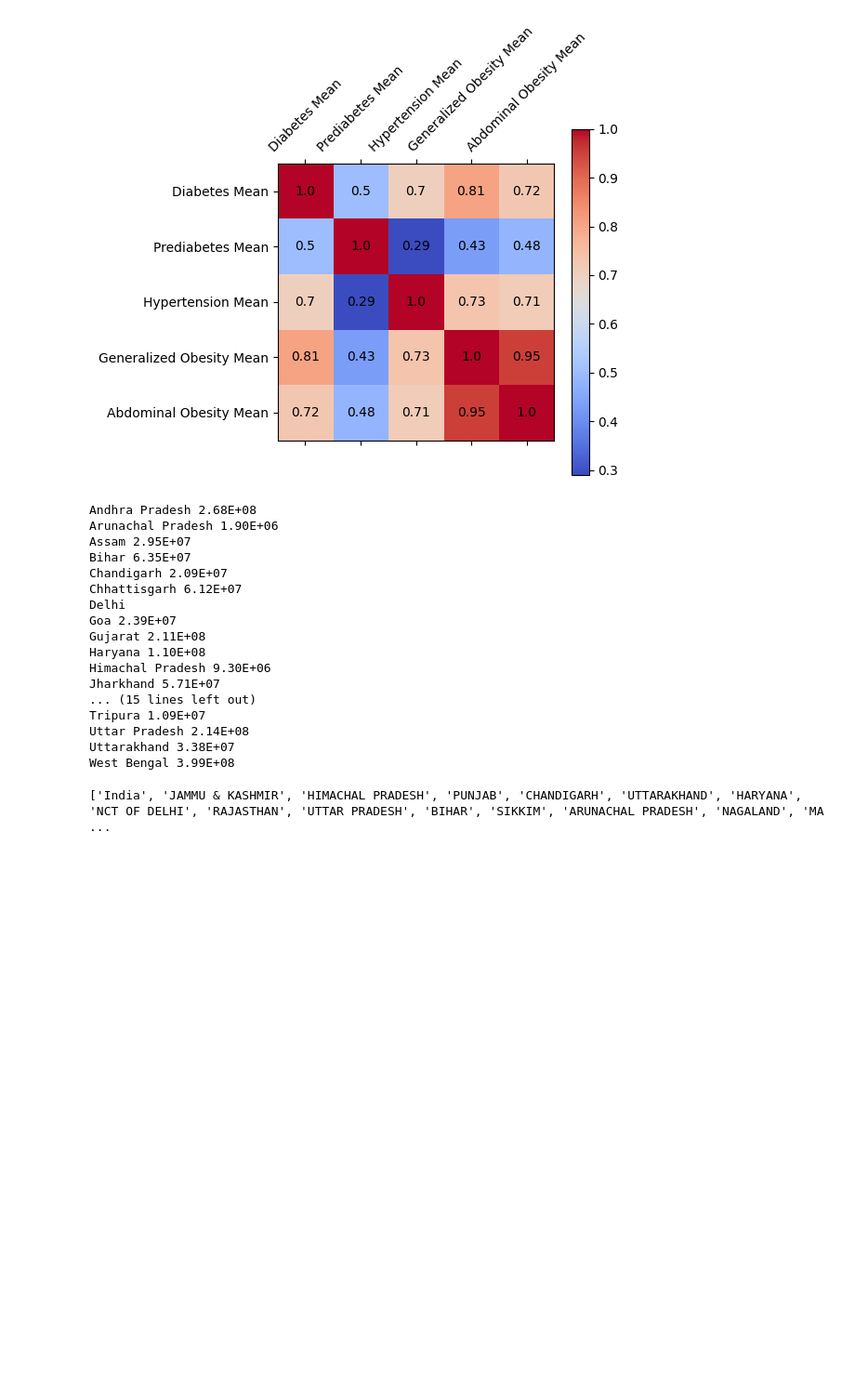
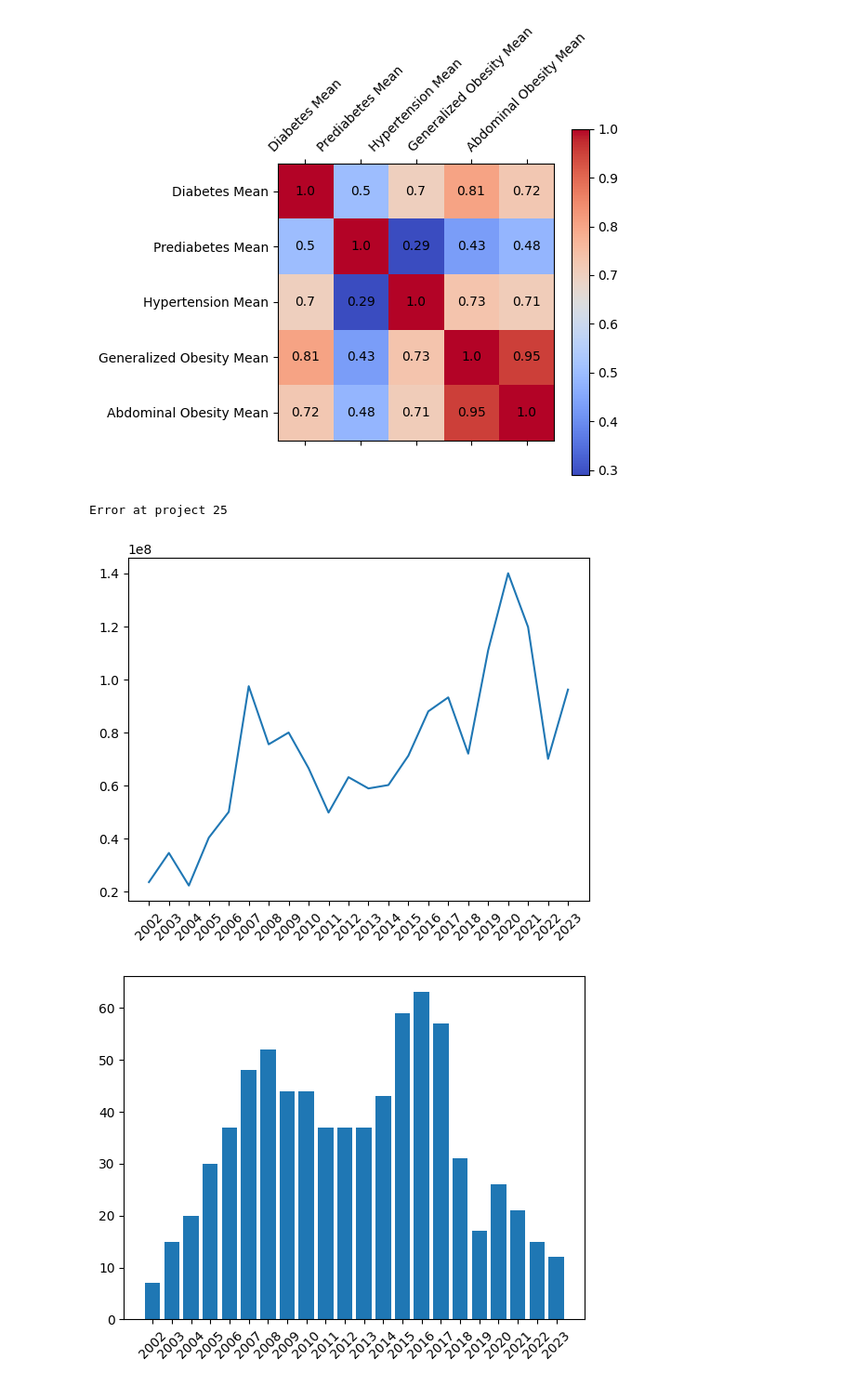
Before and after one commit to Apros7/Hackathons, a Jupyter notebook: Alex/tester.ipynb, the cells around one changed output. Shown: that part at 93% size. Drawn from its saved outputs; the diff is of its cells as text; code cells hidden in the pictures; blank space fills up the shorter version.

```diff
--- a/Alex/tester.ipynb
+++ b/Alex/tester.ipynb
@@ -48,36 +40,45 @@ for i in range(len(cols)):
 plt.colorbar();
 # %% [output]
 [figure]
-# %%
-data_india_population#.iloc[1][[-3,-2,-1]]
-
-data2 = data_india_population[data_india_population["Rural/Urban"] == "Urban"]
-
-for name in list(data_india_diabetes["State"]):
-
-    try:
-        print(name, f'{float(data2[data2["Name"] == name.upper()]["Population"]) * float(data_india_diabetes[data_india_diabetes["State"] == name]["Diabetes Mean"]):.2E}')
-    except:
-        print(name)
-# %% [output]
-Andhra Pradesh 2.68E+08
-Arunachal Pradesh 1.90E+06
-Assam 2.95E+07
-Bihar 6.35E+07
-Chandigarh 2.09E+07
-Chhattisgarh 6.12E+07
-Delhi
-Goa 2.39E+07
-Gujarat 2.11E+08
-Haryana 1.10E+08
-Himachal Pradesh 9.30E+06
-Jharkhand 5.71E+07
-... (15 lines left out)
-Tripura 1.09E+07
-Uttar Pradesh 2.14E+08
-Uttarakhand 3.38E+07
-West Bengal 3.99E+08
-# %%
-print(list(data_india_population["Name"])[::3])
-# %% [output]
-['India', 'JAMMU & KASHMIR', 'HIMACHAL PRADESH', 'PUNJAB', 'CHANDIGARH', 'UTTARAKHAND', 'HARYANA', 'NCT OF DELHI', 'RAJASTHAN', 'UTTAR PRADESH', 'BIHAR', 'SIKKIM', 'ARUNACHAL PRADESH', 'NAGALAND', 'MA ...
+# %%
+def get_wdf(data):
+    mask_approved = data["Board approval date"].notna()
+
+    _approved_projects = np.bincount([int(re.split('-|/', i)[-1]) for i in data["Board approval date"][mask_approved]])[2002:]
+    _approved_projects = np.append(_approved_projects, (22-len(_approved_projects))*[0])
+
+    _dicter = {year: 0 for year in range(2002, 2024)}
+    converter = {"USD": 6.93, "EUR": 7.46, "DKK": 1}
+    for i, project in data[mask_approved].iterrows():
+        try:
+            year = int(re.split('-|/', project["Board approval date"])[-1])
+            _dicter[year] += project["Total Revised WDF Contibution"] * converter[project["WDF Grant Currency"]]
+        except: print(f"Error at project {i}")
+
+    _approved_spending = list(_dicter.values())
+    _spending_per_project = [x / (y+0.01) for x, y in zip(_approved_spending, _approved_projects)]
+    return _approved_projects, _approved_spending, _spending_per_project
+
+
+def plot_wdf(data):
+    plt.plot(range(2002,2024), data[1])
+    plt.xticks(range(2002, 2024), rotation=45)
+    plt.show()
+
+    plt.bar(range(2002,2024), data[0])
+    plt.xticks(range(2002, 2024), rotation=45)
+    plt.show()
+
+    plt.plot(range(2002,2024), data[2])
+    plt.xticks(range(2002,2024), rotation=45)
+    plt.title("Spending per approved project")
+    plt.ylabel("WDF Grant Contribution (DKK mil)")
+    plt.show()
+
+
+data_wdf = pd.read_excel('../Case/Milestones Case Data.xlsx', sheet_name=None)
+plot_wdf(get_wdf(data_wdf["Projects"]))
+# %% [output]
+Error at project 25
+[figure, added]
+[figure, added]
```
Also changed, not shown: parts of 6 cells of this notebook.
